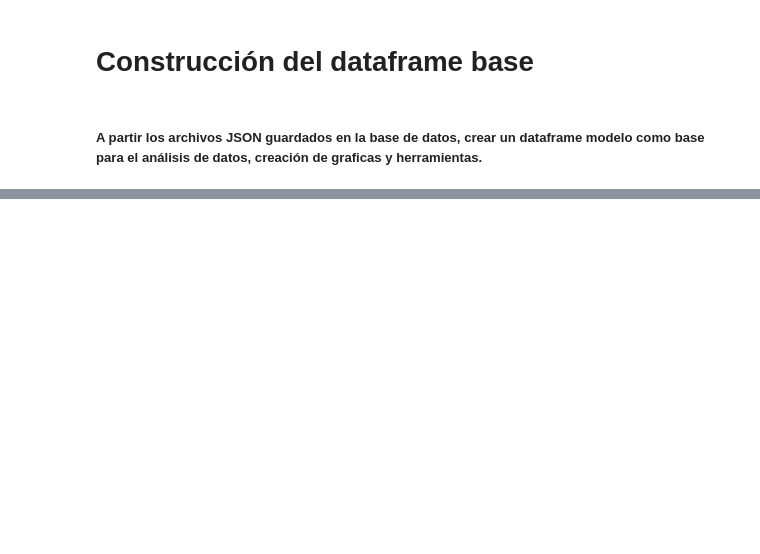
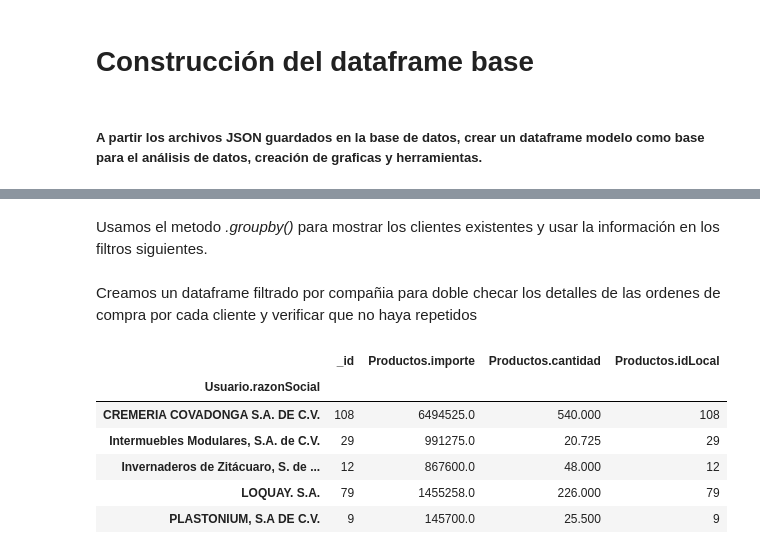
Before and after one commit to jaoscoy/Prototype_DataAnalyst-cartonesHidalgo, a Jupyter notebook: dataframesModelos/raw.ipynb, the cells around one changed output, grey strips where cells are left out. Saved outputs shown, nothing was run; the diff lists cells and outputs as text; code cells hidden in the pictures; blank space fills up the shorter version.

```diff
--- a/dataframesModelos/raw.ipynb
+++ b/dataframesModelos/raw.ipynb
@@ -134,0 +86,2 @@ operaciones
+# %% [markdown]
+Usamos el metodo _.groupby()_ para mostrar los clientes existentes y usar la información en los filtros siguientes.
@@ -134,0 +92,17 @@ operaciones
+# %% [markdown]
+Creamos un dataframe filtrado por compañia para doble checar los detalles de las ordenes de compra por cada cliente y verificar que no haya repetidos
+# %%
+prueba = operaciones['Usuario.razonSocial'] == 'LOQUAY. S.A.'
+
+#operaciones[prueba].groupby('foliointerno')[['_id','Especificaciones.calibreECT','Especificaciones.largo',
+ #     'Especificaciones.ancho', 'Especificaciones.alto','Productos.precioUnitario', 'Especificaciones.descripcion', 'Productos.idProducto']].last()
+
+operaciones.groupby(['Usuario.razonSocial']).agg({'_id': 'count', 'Productos.importe':'sum', 'Productos.cantidad': 'sum', 'Productos.idLocal': 'count'})
+# %% [output]
+|  | _id | Productos.importe | Productos.cantidad | Productos.idLocal |
+| Usuario.razonSocial |  |  |  |  |
+| CREMERIA COVADONGA S.A. DE C.V. | 108 | 6494525.0 | 540.000 | 108 |
+| Intermuebles Modulares, S.A. de C.V. | 29 | 991275.0 | 20.725 | 29 |
+| Invernaderos de Zitácuaro, S. de ... | 12 | 867600.0 | 48.000 | 12 |
+| LOQUAY. S.A. | 79 | 1455258.0 | 226.000 | 79 |
+| PLASTONIUM, S.A DE C.V. | 9 | 145700.0 | 25.500 | 9 |
```
Also changed, not shown: parts of 12 cells of this notebook, 3 other files.
